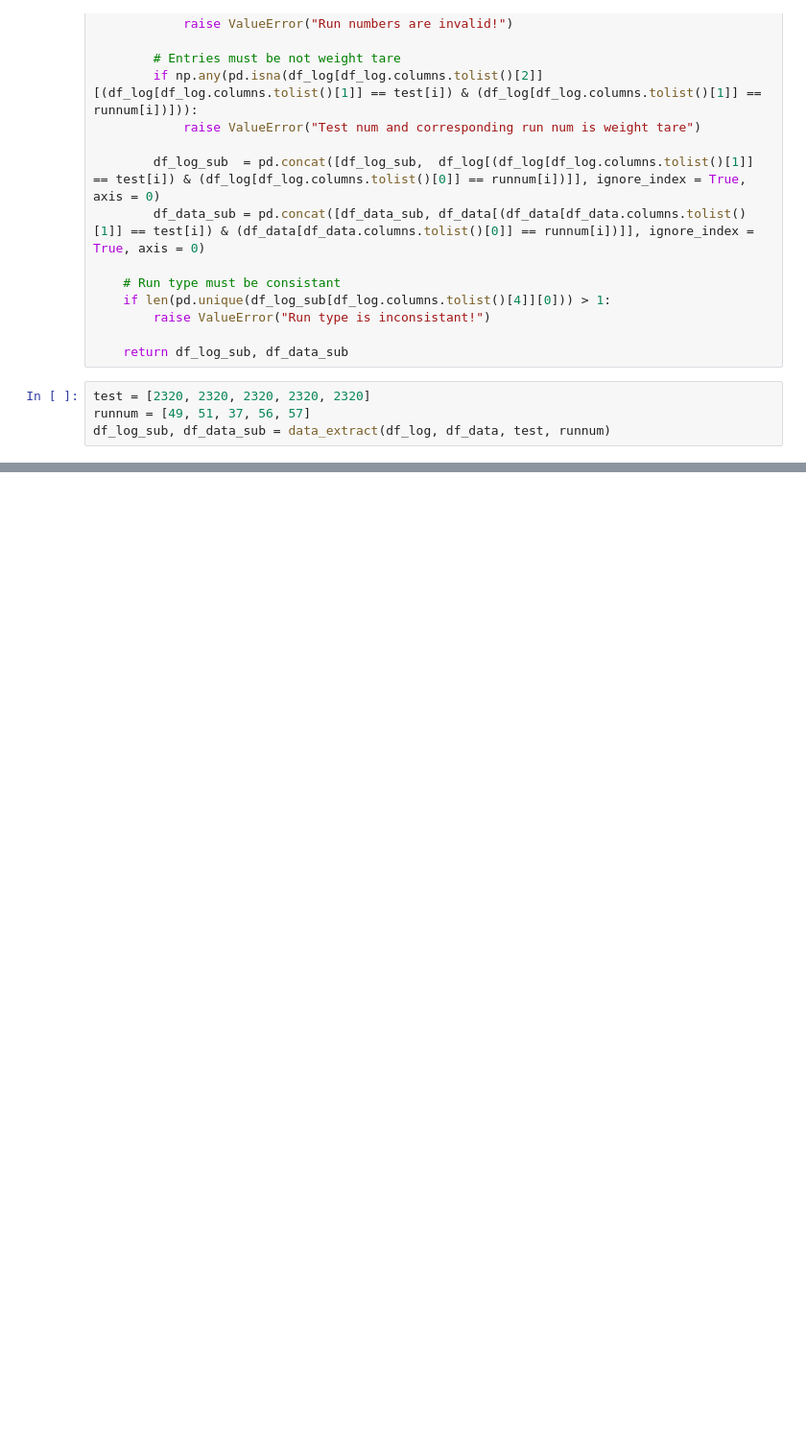
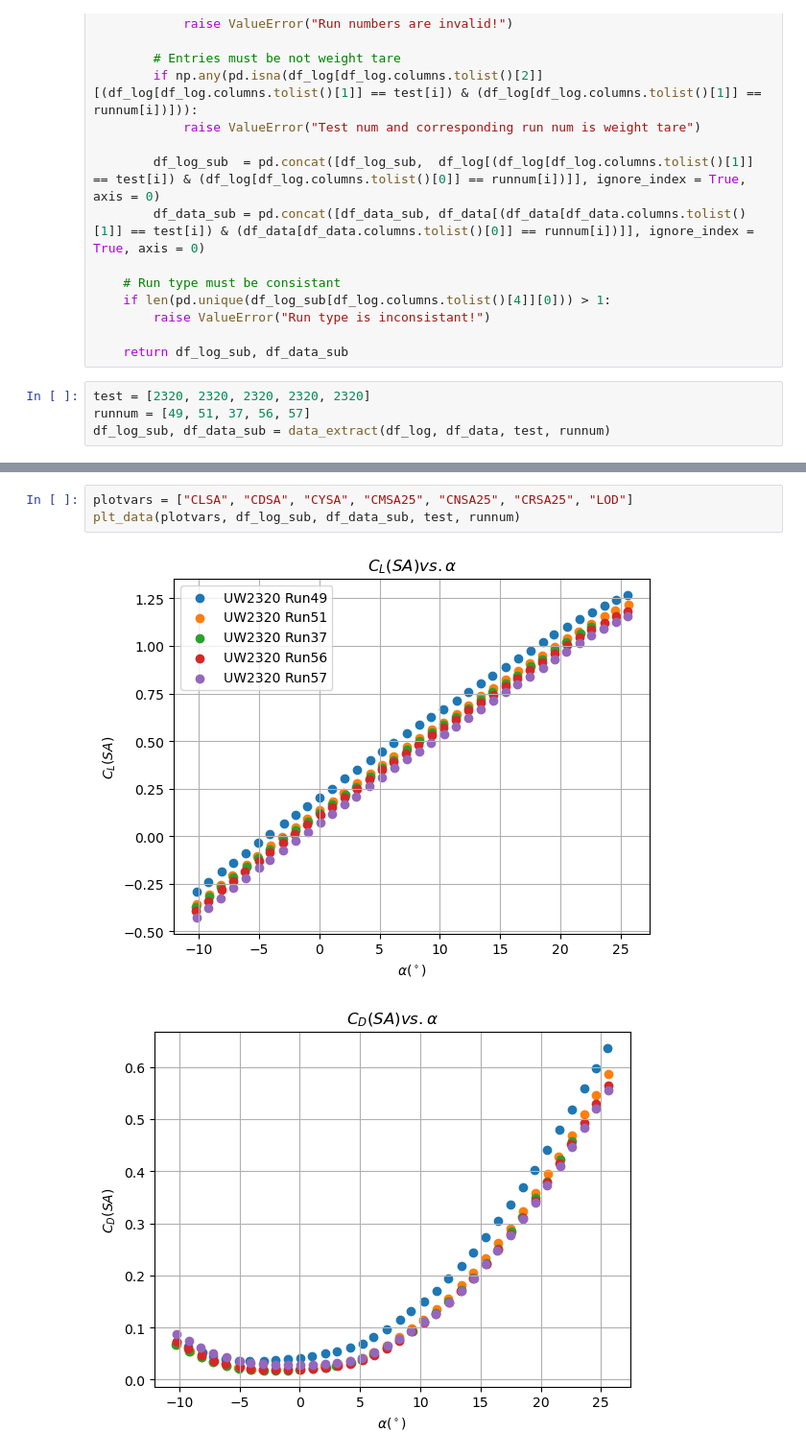
Before and after one commit to eddiekyting/SCALOS, a Jupyter notebook: project/sandbox/Extract_data.ipynb, the cells around one changed output, grey strips where cells are left out. Shown at 96% size. Drawn from its saved outputs; the diff is of its cells as text; blank space fills up the shorter version.

Commit message:
data interp and derivative done

```diff
--- a/project/sandbox/Extract_data.ipynb
+++ b/project/sandbox/Extract_data.ipynb
@@ -164,0 +153,6 @@ for j in range(len(plotvars)):
+# %%
+plotvars = ["CLSA", "CDSA", "CYSA", "CMSA25", "CNSA25", "CRSA25", "LOD"]
+plt_data(plotvars, df_log_sub, df_data_sub, test, runnum)
+# %% [output]
+[figure, added]
+[figure, added]
```
Also changed, not shown: parts of 6 cells of this notebook.
